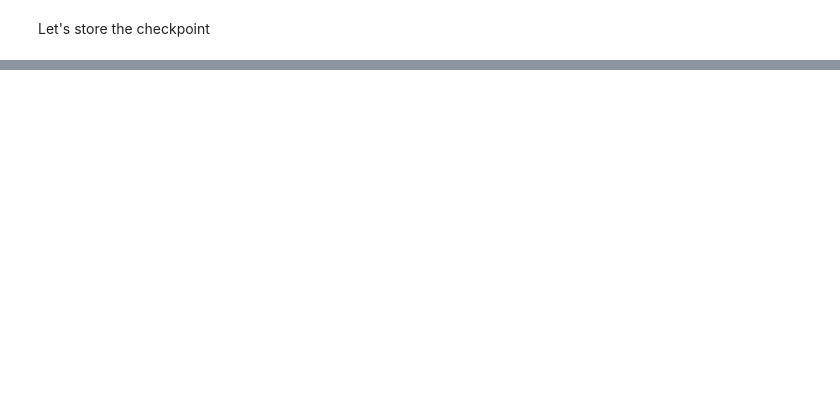
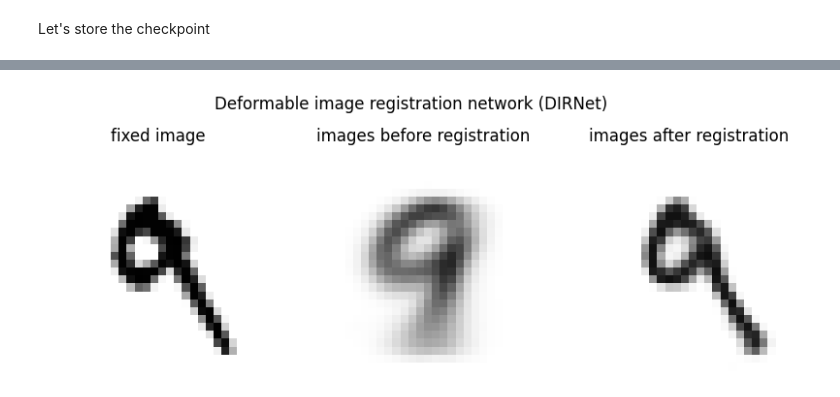
Before and after one commit to Shawn617-Yuan/TorchIR, a Jupyter notebook: MNIST Load Test.ipynb, the cells around one changed output, grey strips where cells are left out. Saved outputs shown, nothing was run; the diff lists cells and outputs as text; code cells hidden in the pictures; blank space fills up the shorter version.

```diff
--- a/MNIST Load Test.ipynb
+++ b/MNIST Load Test.ipynb
@@ -379,0 +363,16 @@ model.load_state_dict(torch.load(DEST_DIR / 'mnist_dlir_affine_8_4.ckpt')['state
+# %%
+model7 = LitDLIRFramework()
+model7.add_stage(network=DIRNet(grid_spacing=(8, 8), kernels=16, num_conv_layers=5, num_dense_layers=2),
+                transformer=BsplineTransformer(ndim=2, upsampling_factors=(8, 8)))
+model7.add_stage(network=DIRNet(grid_spacing=(4, 4), kernels=16, num_conv_layers=5, num_dense_layers=2),
+                transformer=BsplineTransformer(ndim=2, upsampling_factors=(4, 4)))
+
+checkpoint = torch.load(DEST_DIR / 'mnist_dlir_8_4.pt')
+
+corrected_state_dict = {f"dlir_framework.{k.replace('dlir_framework.', '')}": v for k, v in checkpoint.items()}
+
+model7.load_state_dict(corrected_state_dict)
+
+visualize(model7)
+# %% [output]
+[figure, added]
```
Also changed, not shown: parts of 12 cells of this notebook, 9 other files.
